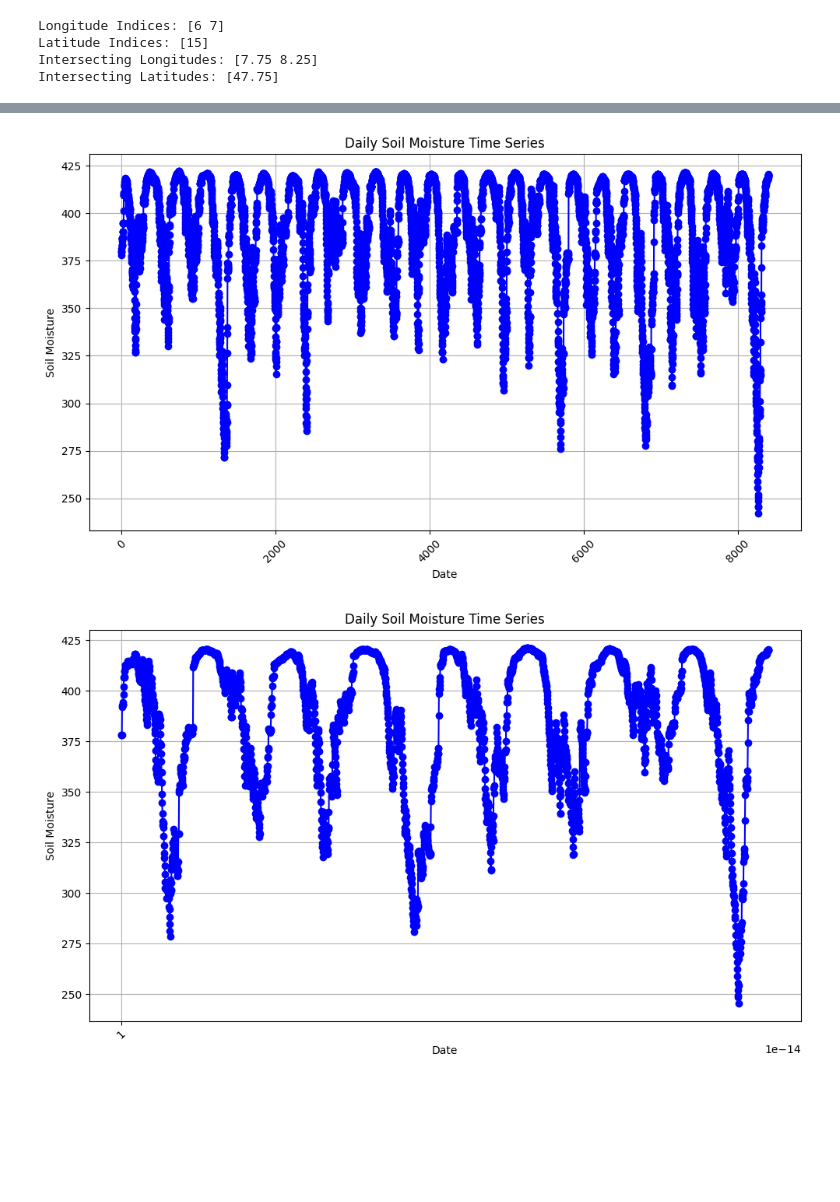
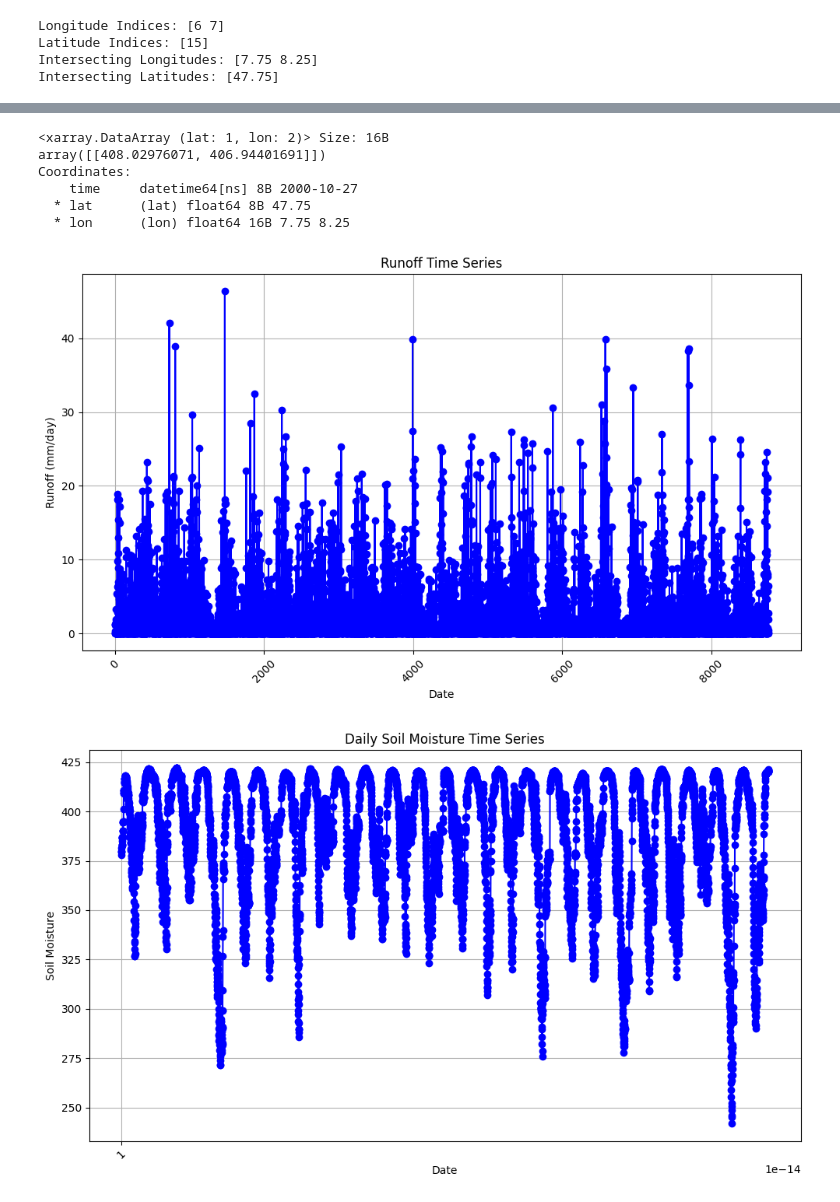
Before and after one commit to justusnoegel/deadwood_prediction, a Jupyter notebook: schwarzwald.ipynb, the cells around one changed output, grey strips where cells are left out. Cells and saved outputs as stored; diff of their text form; code cells hidden in the pictures; blank space fills up the shorter version.

```diff
--- a/schwarzwald.ipynb
+++ b/schwarzwald.ipynb
@@ -171,7 +171,7 @@ Latitude Indices: [15]
 Intersecting Longitudes: [7.75 8.25]
 Intersecting Latitudes: [47.75]
 # %%
-years = np.arange(2000,2023,1)
+years = np.arange(2000,2024,1)
 
 R_data = []
 T_data = []
@@ -243,25 +249,35 @@ for lat in range(len(P_data.lat)):
 snow_xr = xr.DataArray(snow, dims=('time', 'lat', 'lon'), coords={'time': P_data.time, 'lat': P_data.lat, 'lon': P_data.lon})
 soil_moisture_xr = xr.DataArray(soil_moisture, dims=('time', 'lat', 'lon'), coords={'time': P_data.time, 'lat': P_data.lat, 'lon': P_data.lon})
 evapotranspiration_xr = xr.DataArray(evapotranspiration, dims=('time', 'lat', 'lon'), coords={'time': P_data.time, 'lat': P_data.lat, 'lon': P_data.lon})
+# %%
+soil_moisture_xr[300]
+#please make a time evolution plot of the soil moisture
+# %% [output]
+<xarray.DataArray (lat: 1, lon: 2)> Size: 16B
+array([[408.02976071, 406.94401691]])
+Coordinates:
+    time     datetime64[ns] 8B 2000-10-27
+  * lat      (lat) float64 8B 47.75
+  * lon      (lon) float64 16B 7.75 8.25
 # %%
 import matplotlib.pyplot as plt
 
 # Assuming daily_output['calculated_soil_moisture'] contains the soil moisture values
-soil_moisture_xr = daily_output['calculated_soil_moisture']
+soil_moisture_xr = daily_output['runoff']
 
 
 # Plot the time series
 plt.figure(figsize=(10, 6))
 plt.plot(soil_moisture_xr, color='blue', marker='o', linestyle='-')
-plt.title('Daily Soil Moisture Time Series')
+plt.title('Runoff Time Series')
 plt.xlabel('Date')
-plt.ylabel('Soil Moisture')
+plt.ylabel('Runoff (mm/day)')
 plt.xticks(rotation=45)
 plt.grid(True)
 plt.tight_layout()
 plt.show()
 # %% [output]
-[figure, old version]
+[figure, new version]
 # %%
 import matplotlib.pyplot as plt
 
@@ -286,4 +302,4 @@ plt.grid(True)
 plt.tight_layout()
 plt.show()
 # %% [output]
-[figure, old version]
+[figure, new version]
```
Also changed, not shown: parts of 2 cells of this notebook.
